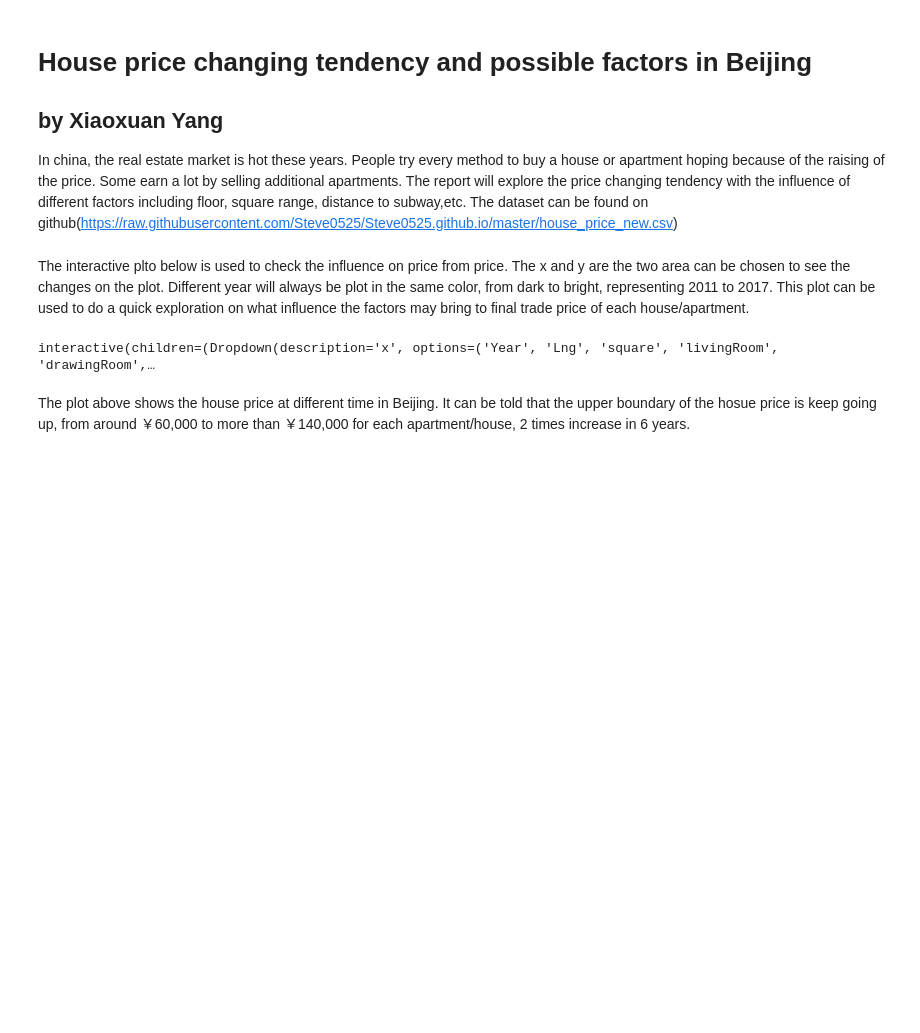
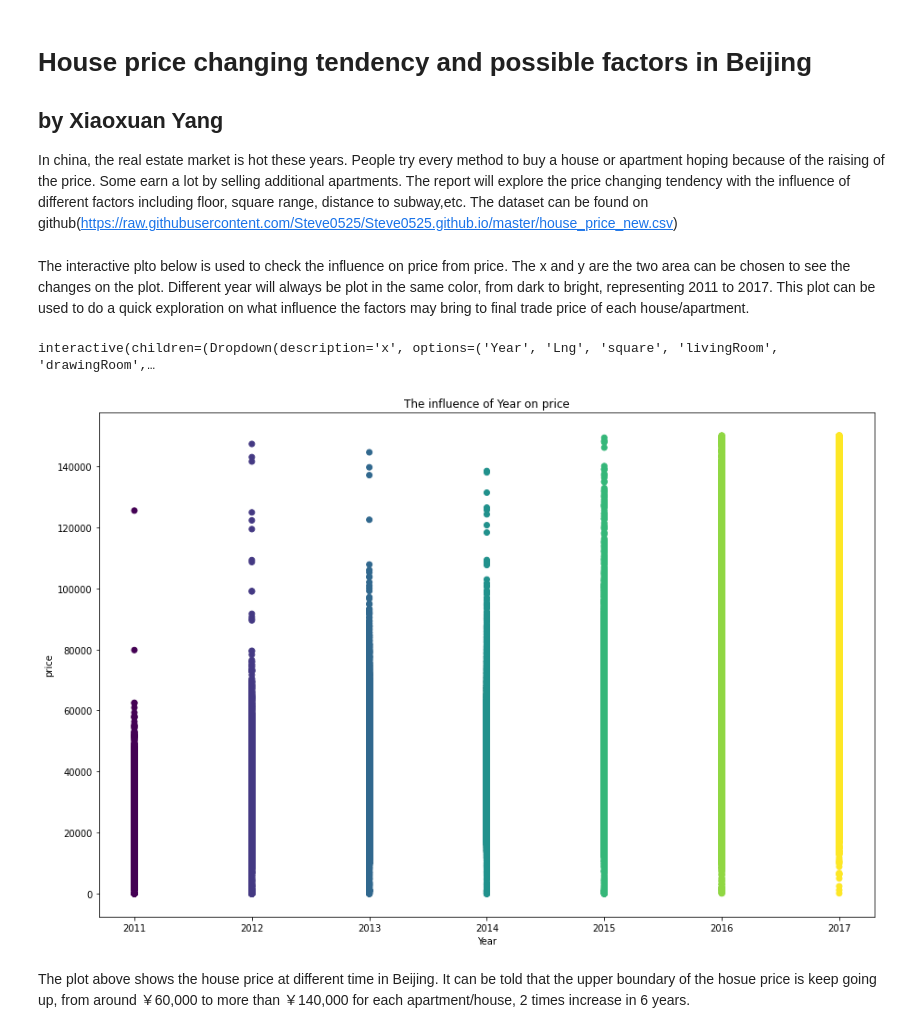
Before and after one commit to Steve0525/Steve0525.github.io, a Jupyter notebook: Yang-Xiaoxuan-Final project part3.ipynb, the cells around one changed output. Saved outputs shown, nothing was run; the diff lists cells and outputs as text; code cells hidden in the pictures; blank space fills up the shorter version.

```diff
--- a/Yang-Xiaoxuan-Final project part3.ipynb
+++ b/Yang-Xiaoxuan-Final project part3.ipynb
@@ -18,23 +18,26 @@ The interactive plto below is used to check the influence on price from price. T
 # %%
 # a quick plot of each columns vs price
 @ipywidgets.interact(x = ['Year','Lng', 'square', 'livingRoom', 'drawingRoom', 'kitchen', 'bathRoom', 'floor', 'buildingType', \
                           'constructionTime', 'renovationCondition', 'ladderRatio', 'elevator', 'subway', 'district'],
                      y = [ 'price','Lat'])
 
 def plot(x,y):
     x_column = house_price[x]
     y_column = house_price[y]
     fig,ax = plt.subplots(figsize=(15,10))
     ax = plt.scatter(x_column,y_column, c=house_price['Year'])
     plt.xlabel(x)
     plt.ylabel(y)
     if x == 'Lng' and y == 'Lat':
         plt.title('House location map')
     else:
         plt.title('The influence of {} on {}'.format(x,y))
     plt.show()
+
+plot('Year', 'price')
 # %% [output]
 interactive(children=(Dropdown(description='x', options=('Year', 'Lng', 'square', 'livingRoom', 'drawingRoom',…
+[figure, added]
 # %% [markdown]
  The plot above shows the house price at different time in Beijing. It can be told that the upper boundary of the hosue price is keep going up, from around ￥60,000 to more than ￥140,000 for each apartment/house, 2 times increase in 6 years.
 # %% [markdown]
```
Also changed, not shown: parts of 4 cells of this notebook.
